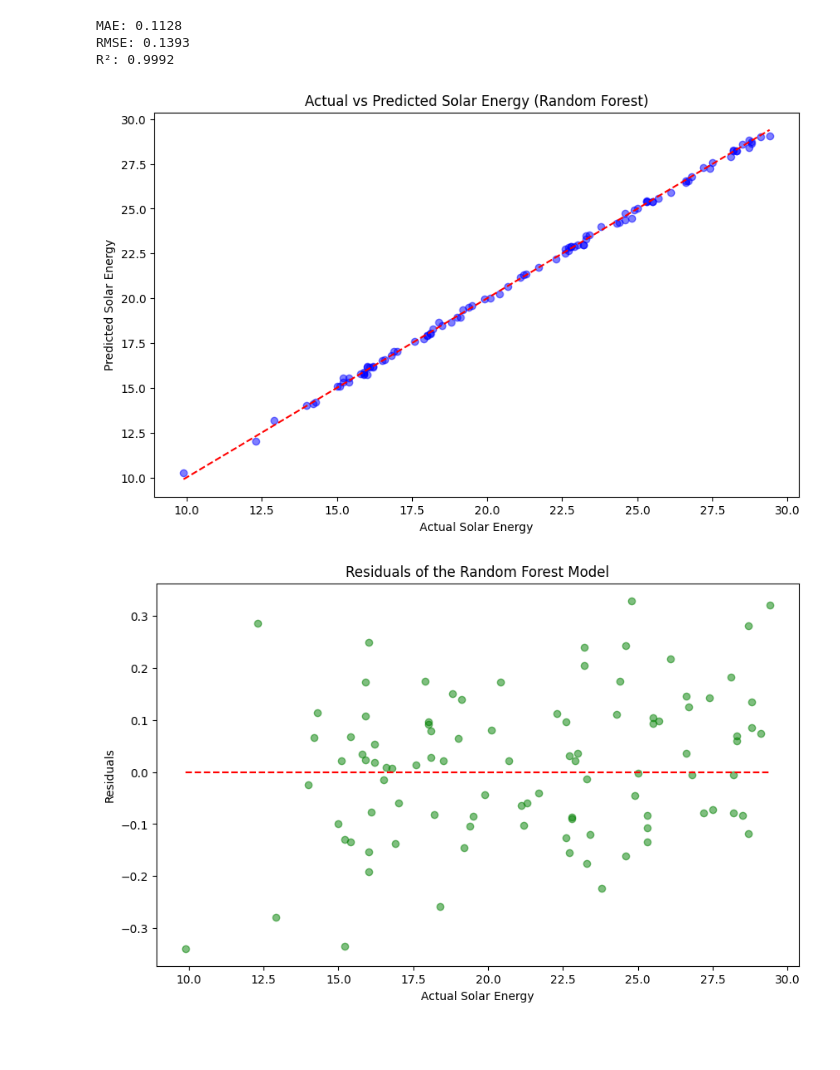
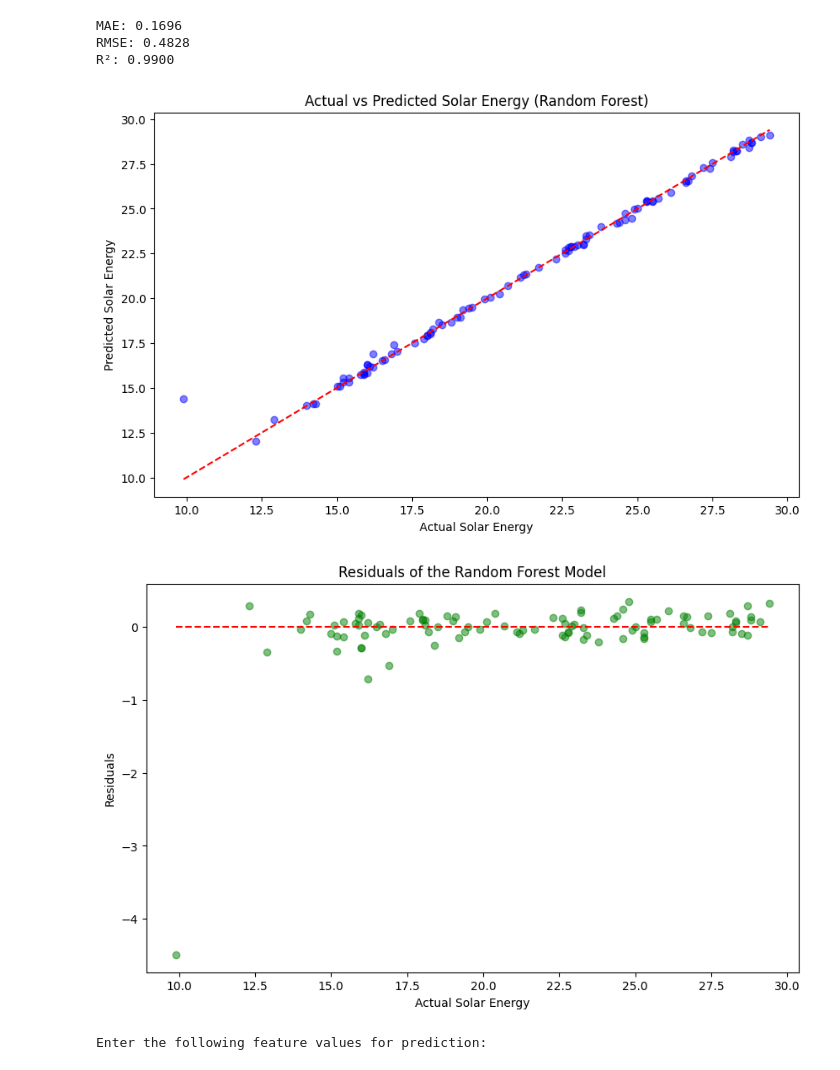
Before and after one commit to AI-CS-Y2/SA2-blomikii, a Jupyter notebook: Solar Power Prediction Models.ipynb, the cells around one changed output. Saved outputs shown, nothing was run; the diff lists cells and outputs as text; code cells hidden in the pictures; blank space fills up the shorter version.

```diff
--- a/Solar Power Prediction Models.ipynb
+++ b/Solar Power Prediction Models.ipynb
@@ -104,7 +106,7 @@ import matplotlib.pyplot as plt
 """ RANDOM FOREST REGRESSION """
 
 # Loading the dataset
-data = pd.read_excel(r'01 - DATASET\02 - AUH Weather 2023-2024 [CLEANED].xlsx') # Bigger dataset
+data = pd.read_excel(r'01 - DATASET\02 - AUH Weather 2023-2024 [REFINED].xlsx') # Bigger dataset
 
 # Selecting the variables and target
 X = data[['TEMP', 'HUMIDITY', 'SOLAR_RADIATION']]  # Features
@@ -124,38 +126,38 @@ y_pred = model.predict(X_test)
 mae = mean_absolute_error(y_test, y_pred)
 rmse = mean_squared_error(y_test, y_pred, squared=False)
 r2 = r2_score(y_test, y_pred)
 
 print(f"MAE: {mae:.4f}")
 print(f"RMSE: {rmse:.4f}")
 print(f"R²: {r2:.4f}")
 print()
 
 # VISUALIZATION
 
 # Scatter plot of actual vs predicted values
 plt.figure(figsize=(10, 6))
 plt.scatter(y_test, y_pred, color='blue', alpha=0.5)
 plt.plot([y_test.min(), y_test.max()], [y_test.min(), y_test.max()], color='red', linestyle='--')
 plt.title('Actual vs Predicted Solar Energy (Random Forest)')
 plt.xlabel('Actual Solar Energy')
 plt.ylabel('Predicted Solar Energy')
 plt.show()
 
 # Residual plot (difference between actual and predicted values)
 plt.figure(figsize=(10, 6))
 residuals = y_test - y_pred
 plt.scatter(y_test, residuals, color='green', alpha=0.5)
 plt.hlines(y=0, xmin=y_test.min(), xmax=y_test.max(), color='red', linestyle='--')
 plt.title('Residuals of the Random Forest Model')
 plt.xlabel('Actual Solar Energy')
 plt.ylabel('Residuals')
 plt.show()
 # %% [output]
-MAE: 0.1128
-RMSE: 0.1393
-R²: 0.9992
+MAE: 0.1696
+RMSE: 0.4828
+R²: 0.9900
-[figure, old version]
+[figure, new version]
-[figure, old version]
+[figure, new version]
 # %%
 # IMPORTED LIBRARIES
 import pandas as pd                                                             # Used in accessing and reading the dataset
@@ -164,7 +166,7 @@ from sklearn.model_selection import train_test_split
 """ USER-BASED INPUT SOLAR ENERGY PREDICTION """
 
 # Loading the dataset
-data = pd.read_excel(r'01 - DATASET\02 - AUH Weather 2023-2024 [CLEANED].xlsx') # Bigger dataset
+data = pd.read_excel(r'01 - DATASET\02 - AUH Weather 2023-2024 [REFINED].xlsx') # Bigger dataset
 
 # Selecting the variables and target
 X = data[['TEMP', 'HUMIDITY', 'SOLAR_RADIATION']]  # Features
@@ -215,3 +217,5 @@ if __name__ == "__main__":
         if another != "yes":
             print("Exiting program!")
             break
+# %% [output]
+Enter the following feature values for prediction:
```
Also changed, not shown: parts of 2 cells of this notebook, 2 other files.
